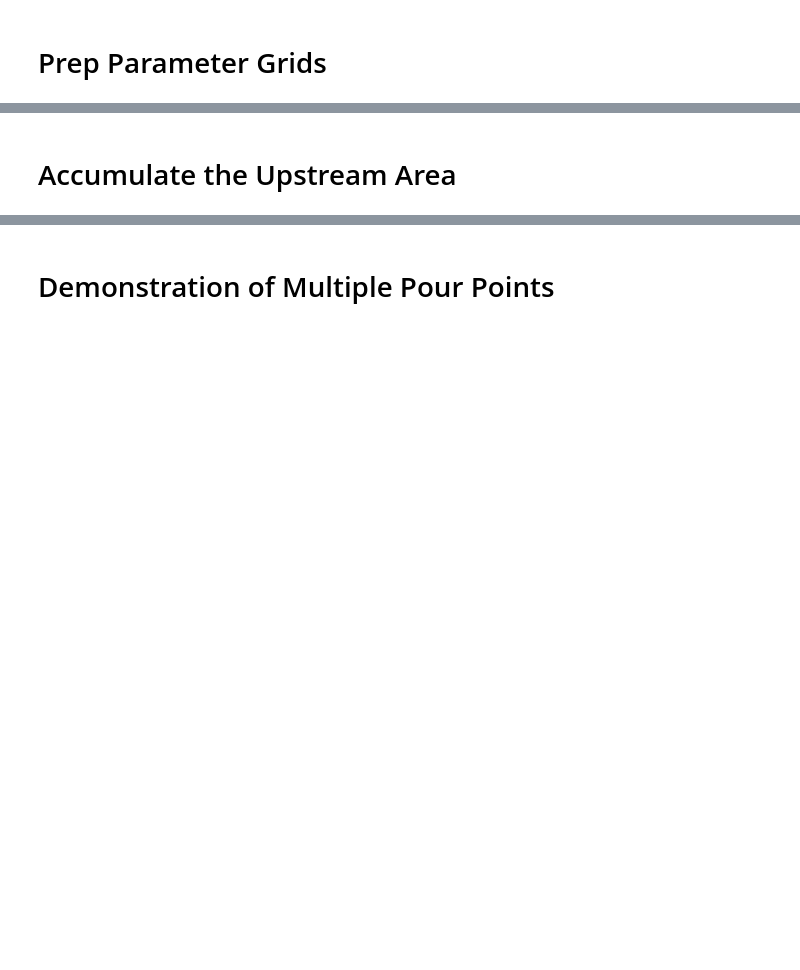
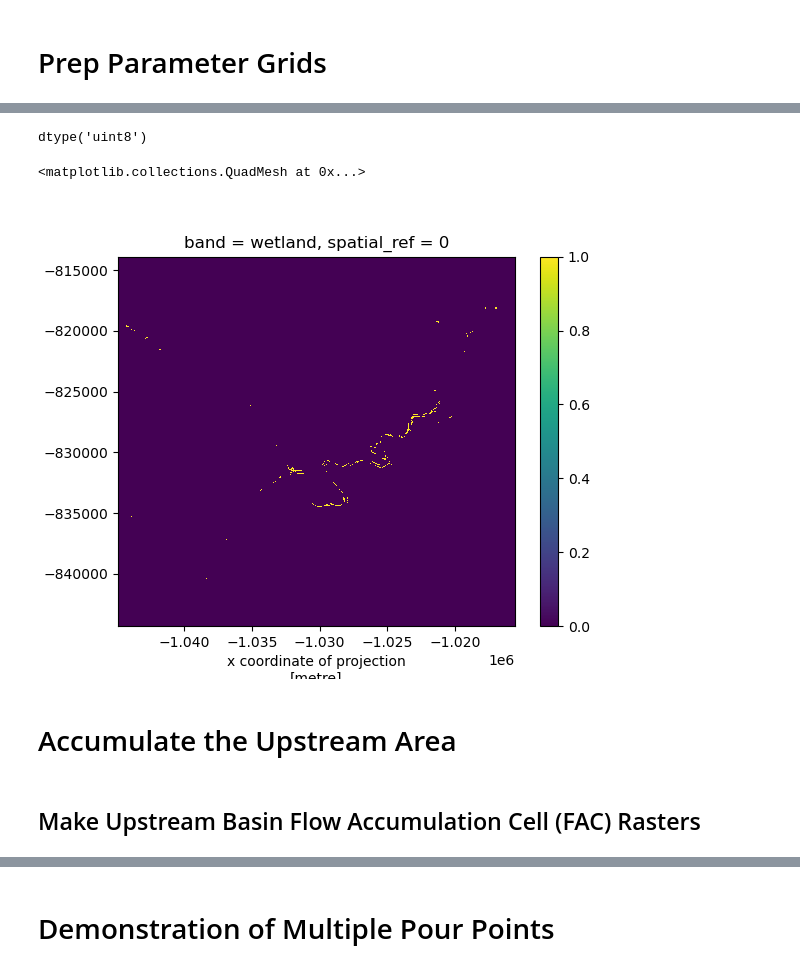
Before and after one commit to usgs/water-fcpg-tools, a Jupyter notebook: examples/v2_fcpgtools_demo.ipynb, the cells around one changed output, grey strips where cells are left out. Saved outputs shown, nothing was run; the diff lists cells and outputs as text; code cells hidden in the pictures; blank space fills up the shorter version.

```diff
--- a/examples/v2_fcpgtools_demo.ipynb
+++ b/examples/v2_fcpgtools_demo.ipynb
@@ -145,0 +230,14 @@ Wall time: 395 ms
+# %%
+# make a dictionary to improve land cover class labeling
+landcover_classes = {
+    1: 'evergreen forest',
+    7: 'tropical shrubland',
+    8: 'temperate shrubland',
+    9: 'tropical grassland',
+    10: 'temperate grassland',
+    14: 'wetland',
+    15: 'cropland',
+    16: 'barren',
+    17: 'urban',
+    18: 'open water',
+    }
@@ -145,0 +248,14 @@ Wall time: 395 ms
+# %%
+aligned_landcover = tools.align_raster(
+    landcover,
+    us_fdr,
+    resample_method='nearest',
+    )
+# %%
+binary_landcover = tools.binarize_categorical_raster(
+    cat_raster=aligned_landcover,
+    categories_dict=landcover_classes,
+    ignore_categories=None,
+    )
+print(f'binary_landcover band labels: {binary_landcover[binary_landcover.dims[0]].values}')
+binary_landcover
@@ -146,2 +283,14 @@ Wall time: 395 ms
+# %%
+binary_landcover.dtype
+# %% [output]
+dtype('uint8')
+# %%
+%matplotlib widget
+binary_landcover.sel(band='wetland').plot()
+# %% [output]
+<matplotlib.collections.QuadMesh at 0x...>
+[figure, added]
 # %% [markdown]
 # Accumulate the Upstream Area
+# %% [markdown]
+## Make Upstream Basin Flow Accumulation Cell (FAC) Rasters
```
Also changed, not shown: parts of 35 cells of this notebook, 2 other files.
